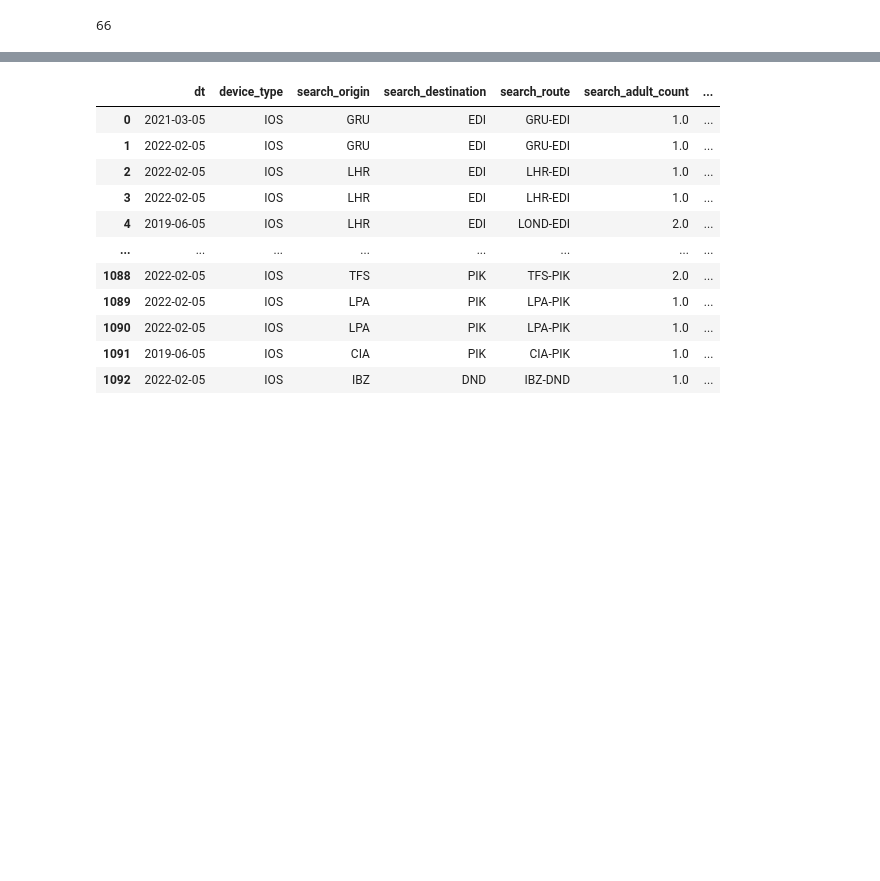
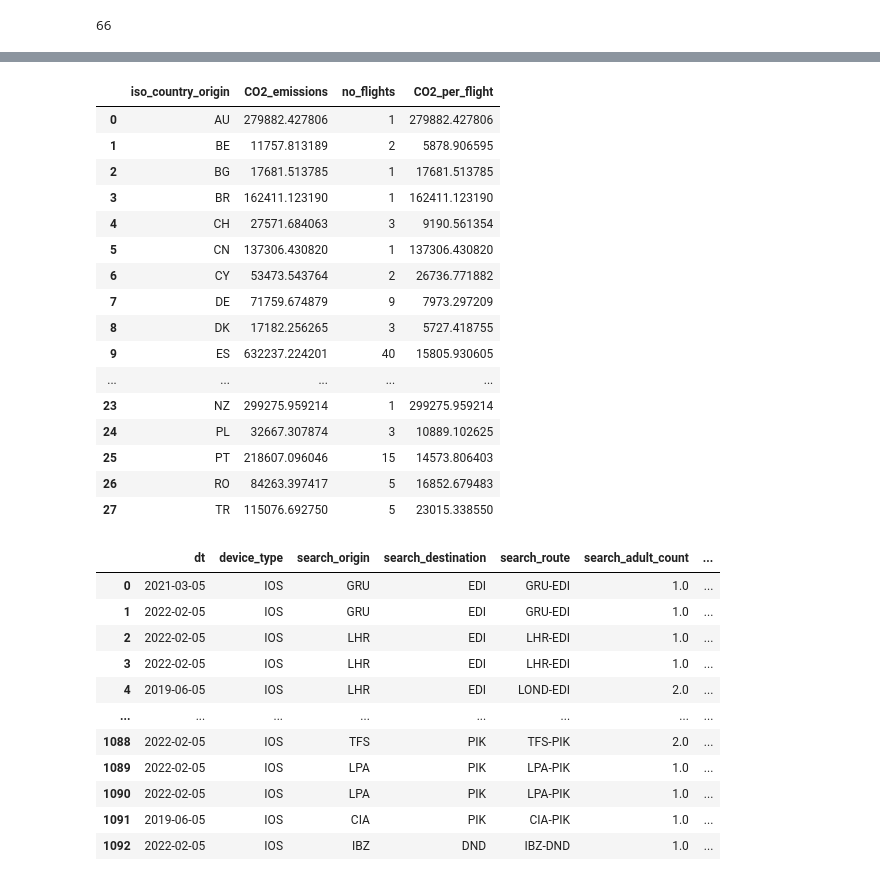
Before and after one commit to bluetail14/Visit_Scotland_Project_2022, a Jupyter notebook: VisitScotland_data_prep.ipynb, the cells around one changed output, grey strips where cells are left out. Drawn from its saved outputs; the diff is of its cells as text; code cells hidden in the pictures; blank space fills up the shorter version.

```diff
--- a/VisitScotland_data_prep.ipynb
+++ b/VisitScotland_data_prep.ipynb
@@ -397,0 +517,5 @@ len(skyscan_eco_only.search_origin.value_counts())
+# %%
+rest_long_haul = rest_non_dom.loc[rest_non_dom.distance_km>3700]
+rest_long_haul['CO2_emissions'] = rest_long_haul['distance_km']*26.9*0.62137119
+rest_long_haul['CO2_emissions_per_passenger'] = rest_long_haul['CO2_emissions']/322
+rest_long_haul.head()
@@ -397,0 +540,4 @@ len(skyscan_eco_only.search_origin.value_counts())
+# %%
+df_merged_eco = pd.concat([dom_uk_eco, rest_short_haul, rest_long_haul]).sort_index()
+df_merged_eco.drop(columns = {'iso_country_dest','iso_country_dest','device_type', 'is_marked_as_eco_option','iata_code_origin', 'iata_code_dest','latitude_deg_dest','latitude_deg_origin', 'longitude_deg_origin','longitude_deg_dest','distance_miles', 'distance_km'}, inplace=True)
+df_merged_eco.head()
@@ -397,0 +553,3 @@ len(skyscan_eco_only.search_origin.value_counts())
+# %%
+s_merged_eco_by_flight = df_merged_eco.groupby(['iso_country_origin'])['CO2_emissions'].sum()
+s_merged_eco_by_flight
@@ -397,0 +574,3 @@ len(skyscan_eco_only.search_origin.value_counts())
+# %%
+s_merged_eco_no_flights = df_merged_eco.groupby(['iso_country_origin'])['iso_country_origin'].count()
+s_merged_eco_no_flights
@@ -397,0 +595,23 @@ len(skyscan_eco_only.search_origin.value_counts())
+# %%
+df_merged_eco_by_flight = s_merged_eco_by_flight.to_frame().reset_index()
+df_merged_eco_by_flight['no_flights'] = s_merged_eco_no_flights.values
+df_merged_eco_by_flight['CO2_per_flight'] = df_merged_eco_by_flight['CO2_emissions']/df_merged_eco_by_flight['no_flights']
+df_merged_eco_by_flight
+# %% [output]
+|  | iso_country_origin | CO2_emissions | no_flights | CO2_per_flight |
+| 0 | AU | 279882.427806 | 1 | 279882.427806 |
+| 1 | BE | 11757.813189 | 2 | 5878.906595 |
+| 2 | BG | 17681.513785 | 1 | 17681.513785 |
+| 3 | BR | 162411.123190 | 1 | 162411.123190 |
+| 4 | CH | 27571.684063 | 3 | 9190.561354 |
+| 5 | CN | 137306.430820 | 1 | 137306.430820 |
+| 6 | CY | 53473.543764 | 2 | 26736.771882 |
+| 7 | DE | 71759.674879 | 9 | 7973.297209 |
+| 8 | DK | 17182.256265 | 3 | 5727.418755 |
+| 9 | ES | 632237.224201 | 40 | 15805.930605 |
+| ... | ... | ... | ... | ... |
+| 23 | NZ | 299275.959214 | 1 | 299275.959214 |
+| 24 | PL | 32667.307874 | 3 | 10889.102625 |
+| 25 | PT | 218607.096046 | 15 | 14573.806403 |
+| 26 | RO | 84263.397417 | 5 | 16852.679483 |
+| 27 | TR | 115076.692750 | 5 | 23015.338550 |
```
Also changed, not shown: parts of 42 cells of this notebook.
